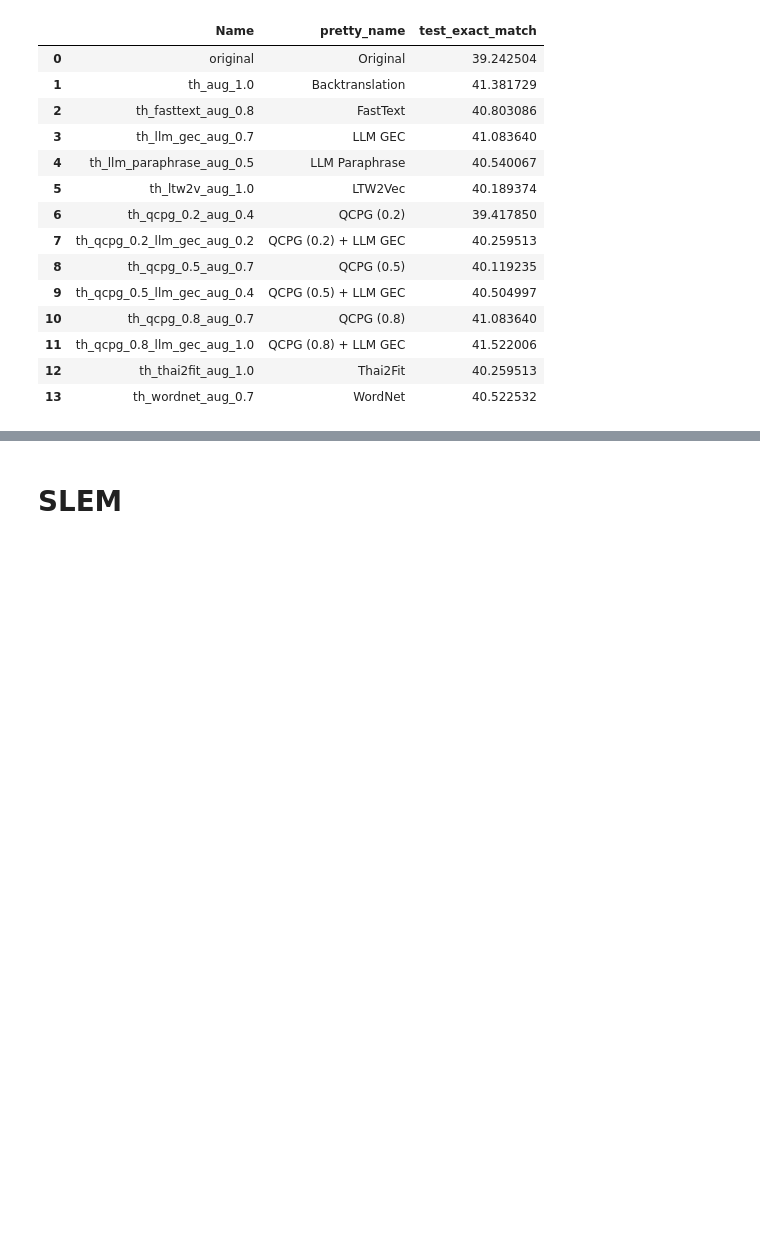
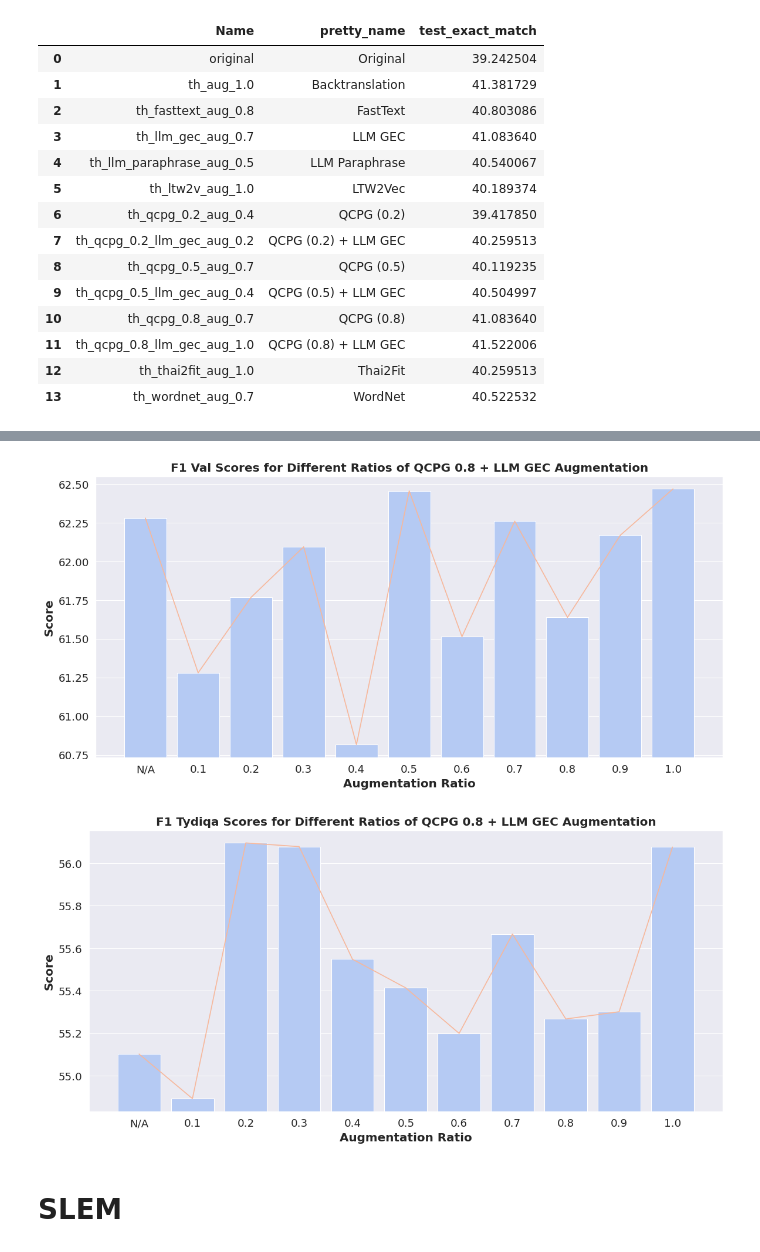
Before and after one commit to parinzee/cross-lingual-data-augmentation-for-thai-qa, a Jupyter notebook: results/mrc_analysis.ipynb, the cells around one changed output, grey strips where cells are left out. Saved outputs shown, nothing was run; the diff lists cells and outputs as text; code cells hidden in the pictures; blank space fills up the shorter version.

Commit message:
⚗️ Report on experiment results
Signed-off-by: Parinthapat Pengpun <parinzee@protonmail.com>

```diff
--- a/results/mrc_analysis.ipynb
+++ b/results/mrc_analysis.ipynb
@@ -282,0 +274,3 @@ export_latex_tables(
+# %%
+best_runs = data[(data["Name"].str.contains("th_qcpg_0.8") & data["Name"].str.contains("llm_gec")) | data["Name"].str.contains("original")].sort_values("Name")
+best_runs
@@ -282,0 +291,5 @@ export_latex_tables(
+# %%
+best_runs["augment_ratio"] = best_runs["Name"].apply(get_augment_ratio)
+# %%
+filter_col_best_runs = best_runs[["Name", "augment_ratio", "val_exact_match", "val_f1", "test_xquad_exact_match", "test_xquad_f1", "test_tydiqa_exact_match", "test_tydiqa_f1"]]
+filter_col_best_runs
@@ -283,3 +309,74 @@ export_latex_tables(
+# %%
+import matplotlib.pyplot as plt
+import seaborn as sns
+import pandas as pd
+import numpy as np
+
+def plot_scores(dataframe, test_dataset="tydiqa", grouped=True):
+    # Define the ratio column
+    sns.set_theme()
+    sns.set_context("paper", 1.5)
+    dataframe = dataframe.copy()
+    dataframe['Ratio'] = dataframe['augment_ratio'].astype(str)
+
+    # Melt the dataframe to facilitate seaborn plotting
+    melted_df = dataframe.melt(id_vars=['Ratio'],
+                              value_vars=['val_exact_match', 'val_f1',
+                                          f'test_{test_dataset}_exact_match', f'test_{test_dataset}_f1'],
+                              var_name='Metric', value_name='Score')
+
+    # If not grouped, filter out the 'exact_match' metrics
+    if not grouped:
+        melted_df = melted_df[melted_df['Metric'].str.contains('f1')]
+
+    # Split the metrics into categories
+    melted_df['Type'] = melted_df['Metric'].apply(lambda x: x.split('_')[0])
+    melted_df['Metric'] = melted_df['Metric'].apply(lambda x: x.split('_')[-1])
+
+    for score_type in ['val', 'test']:
+        fig, ax = plt.subplots(figsize=(12, 6))
+        palette = sns.color_palette("coolwarm", n_colors=2)
+
+        # Filter by type
+        filtered_df = melted_df[melted_df['Type'] == score_type]
+
+        # Plot the barplot
+        sns.barplot(data=filtered_df, x='Ratio', y='Score', hue='Metric',  palette=palette, ax=ax)
+
+        # Overlay line trends
+        if not grouped:
+            sns.lineplot(data=filtered_df, x='Ratio', y='Score', hue='Metric', markers=True, dashes=False, palette=palette[1:], ax=ax, legend=False)
+
+        # Add labels and title
+        plt.xlabel('Augmentation Ratio', weight="bold")
+        plt.ylabel('Score', weight="bold")
+
+        # Adjust y-axis to zoom in on the data
+        min_score = filtered_df['Score'].min()
+        max_score = filtered_df['Score'].max()
+        margin = (max_score - min_score) * 0.05  # 5% margin
+        plt.ylim(min_score - margin, max_score + margin)
+
+        if not grouped:
+            title = f'F1 {score_type.capitalize()} Scores for Different Ratios of QCPG 0.8 + LLM GEC Augmentation'
+            plt.legend().remove()
+        else:
+            title = f'{score_type.capitalize()} Scores for Different Ratios of QCPG 0.8 + LLM GEC Augmentation'
+        if score_type == "test":
+            title = title.replace(score_type.capitalize(), test_dataset.capitalize())
+        plt.title(title, weight="bold")
+
+        # Show plot
+        plt.tight_layout()
+        plt.savefig(f'../results/{score_type}_barchart_scores.png', dpi=300)
+        plt.show()
+
+# Example usage
+# Assuming the input DataFrame is stored in the variable 'data'
+plot_scores(filter_col_best_runs, test_dataset="tydiqa", grouped=False)  # Only plots F1 bars
+# %% [output]
+[figure, added]
+[figure, added]
 # %% [markdown]
 # SLEM
 # %%
```
Also changed, not shown: parts of 14 cells of this notebook, 4 other files.
